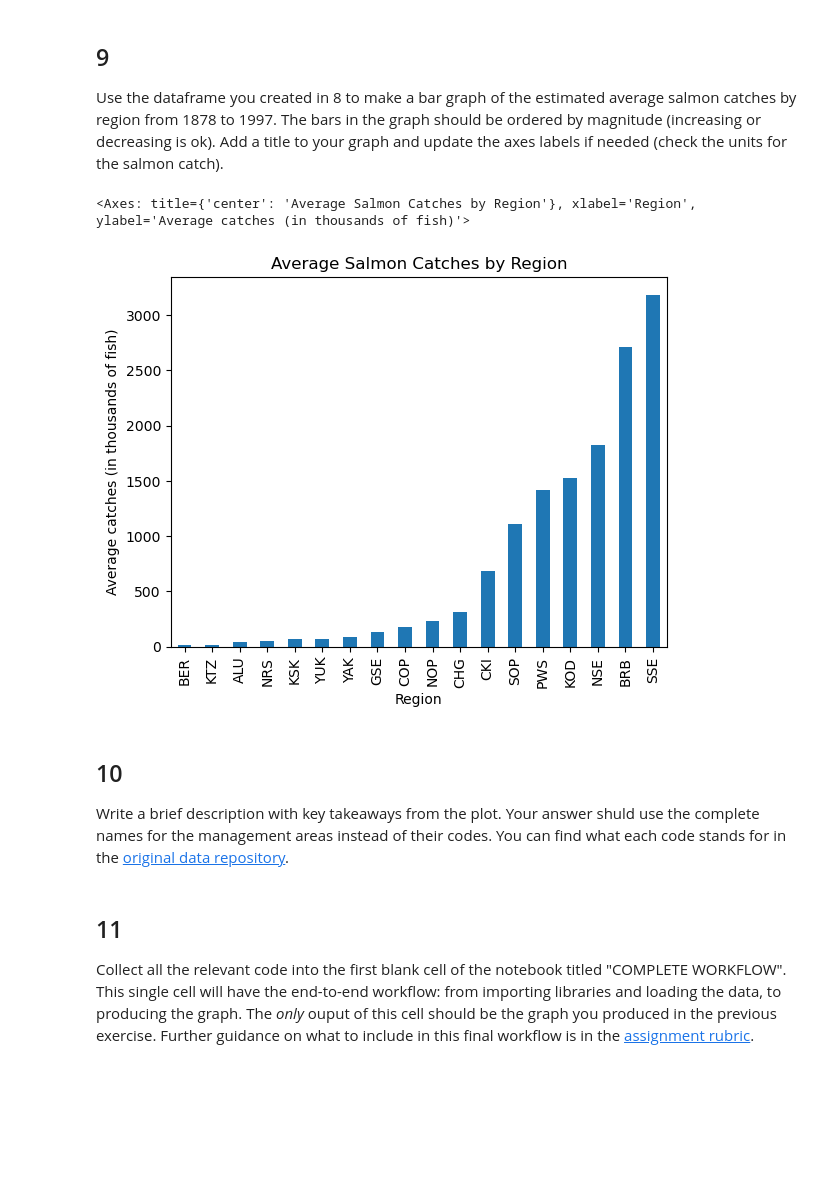
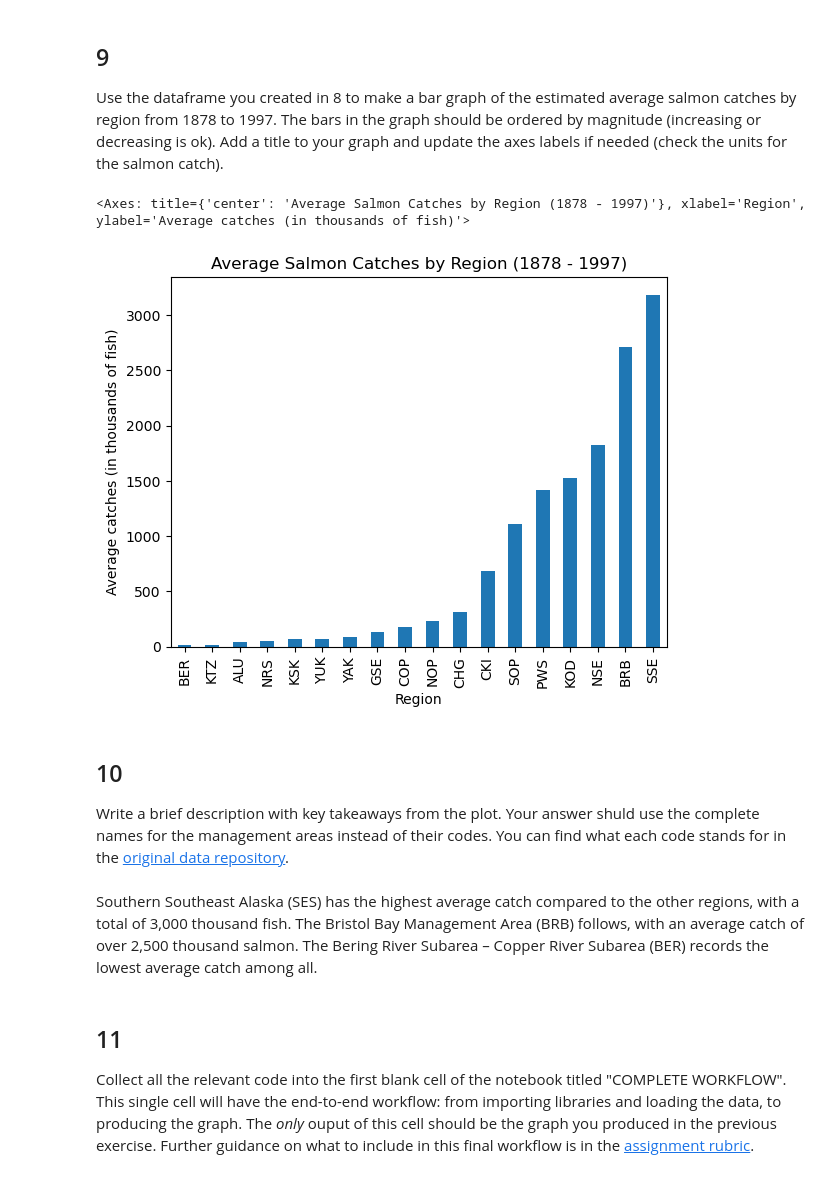
Before and after one commit to hylaea-miller/eds220-hwk2, a Jupyter notebook: task2/hwk2-task2-salmon.ipynb, the cells around one changed output. Drawn from its saved outputs; the diff is of its cells as text; code cells hidden in the pictures; blank space fills up the shorter version.

```diff
--- a/task2/hwk2-task2-salmon.ipynb
+++ b/task2/hwk2-task2-salmon.ipynb
@@ -265,13 +283,14 @@ q8 results: All test cases passed!
 
 Use the dataframe you created in 8 to make a bar graph of the estimated average salmon catches by region from 1878 to 1997. The bars in the graph should be ordered by magnitude (increasing or decreasing is ok). Add a title  to your graph and update the axes labels if needed (check the units for the salmon catch).
 # %%
+# Create bar plot of the average Salmon Catches by region from 1878 to 1997
 avg_region.sort_values().plot(kind="bar",
-                             title="Average Salmon Catches by Region",
+                             title="Average Salmon Catches by Region (1878 - 1997)",
                              ylabel="Average catches (in thousands of fish)",
                              xlabel="Region")
 # %% [output]
-<Axes: title={'center': 'Average Salmon Catches by Region'}, xlabel='Region', ylabel='Average catches (in thousands of fish)'>
+<Axes: title={'center': 'Average Salmon Catches by Region (1878 - 1997)'}, xlabel='Region', ylabel='Average catches (in thousands of fish)'>
-[figure, old version]
+[figure, new version]
 # %% [markdown]
 <!-- END QUESTION -->
 
@@ -280,6 +299,8 @@ avg_region.sort_values().plot(kind="bar",
 ## 10
 
 Write a brief description with key takeaways from the plot. Your answer shuld use the complete names for the management areas instead of their codes. You can find what each code stands for in the [original data repository](https://knb.ecoinformatics.org/view/df35b.304.2#df35b.303.1).
+# %% [markdown]
+Southern Southeast Alaska (SES) has the highest average catch compared to the other regions, with a total of 3,000 thousand fish. The Bristol Bay Management Area (BRB) follows, with an average catch of over 2,500 thousand salmon. The Bering River Subarea – Copper River Subarea (BER) records the lowest average catch among all.
 # %% [markdown]
 <!-- END QUESTION -->
 
```
Also changed, not shown: parts of 5 cells of this notebook.
